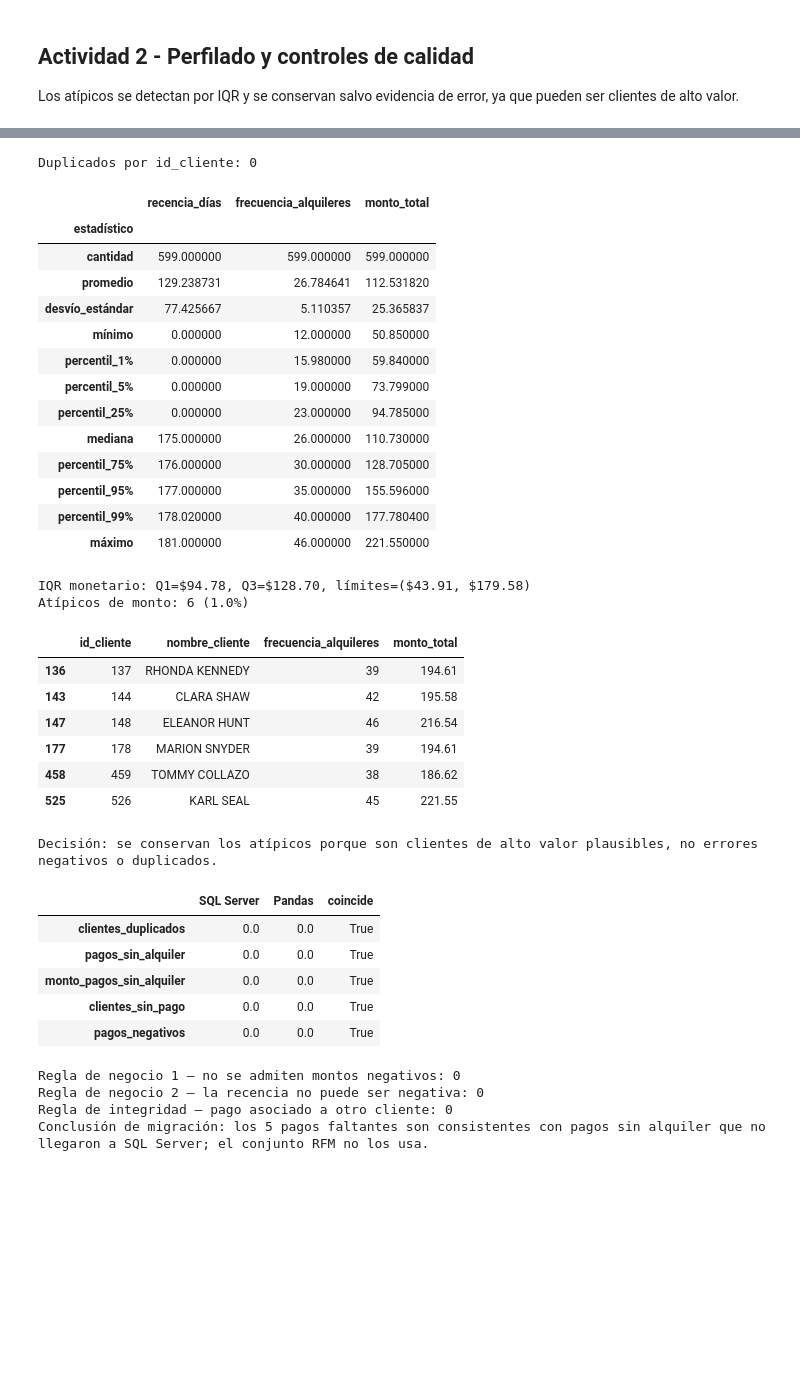
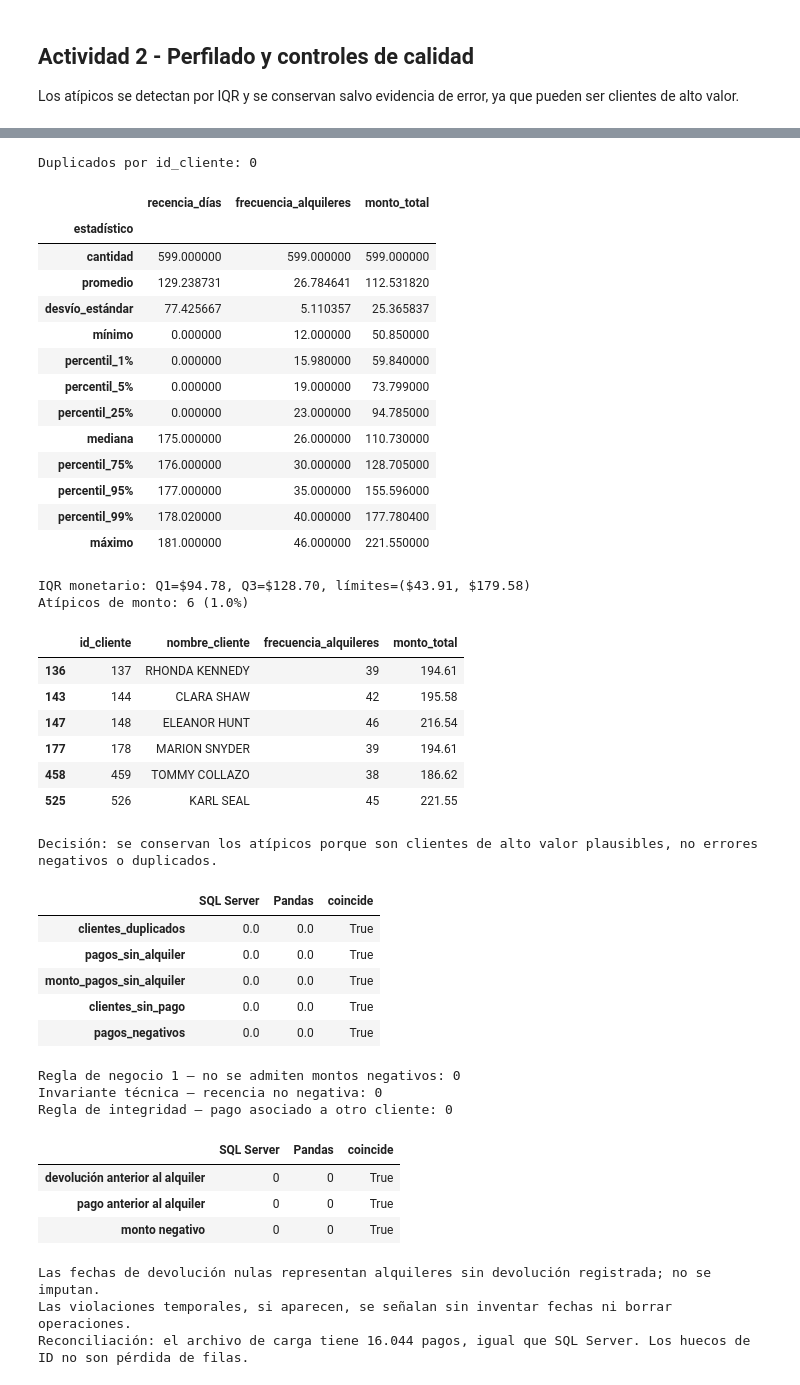
Before and after one commit to NICKMC500/TP2-Equipo1_RFM, a Jupyter notebook: notebooks/analisis.ipynb, the cells around one changed output, grey strips where cells are left out. Cells and saved outputs as stored; diff of their text form; code cells hidden in the pictures; blank space fills up the shorter version.

```diff
--- a/notebooks/analisis.ipynb
+++ b/notebooks/analisis.ipynb
@@ -376,10 +389,38 @@ display(comparacion_controles)
 assert comparacion_controles["coincide"].all()
 
 print("Regla de negocio 1 — no se admiten montos negativos:", int(controles_sql["negative_payments"]))
-print("Regla de negocio 2 — la recencia no puede ser negativa:", int((df_rfm["recency_days"] < 0).sum()))
+print("Invariante técnica — recencia no negativa:", int((df_rfm["recency_days"] < 0).sum()))
 print("Regla de integridad — pago asociado a otro cliente:", int(controles_sql["payment_customer_mismatch"]))
-if controles_sql["payments_without_rental"] == 0 and not differences.query("canonical_table == 'payment'").empty:
-    print("Conclusión de migración: los 5 pagos faltantes son consistentes con pagos sin alquiler que no llegaron a SQL Server; el conjunto RFM no los usa.")
+# Reglas de negocio temporales: SQL Server y pandas, con la misma definición.
+query_fechas_alquiler = renderizar_sql("""
+SELECT {{rental.rental_id}} AS rental_id,
+       {{rental.rental_date}} AS rental_date,
+       {{rental.return_date}} AS return_date
+FROM {{rental}};
+""")
+query_fechas_pago = renderizar_sql("""
+SELECT {{payment.payment_id}} AS payment_id,
+       {{payment.rental_id}} AS rental_id,
+       {{payment.payment_date}} AS payment_date
+FROM {{payment}};
+""")
+df_fechas_alquiler = pd.read_sql_query(query_fechas_alquiler, con=engine)
+df_fechas_pago = pd.read_sql_query(query_fechas_pago, con=engine)
+pagos_con_fecha = df_fechas_pago.merge(df_fechas_alquiler[["rental_id", "rental_date"]], on="rental_id", how="left", validate="many_to_one")
+reglas_sql = pd.read_sql_query(renderizar_sql((RAIZ / "sql" / "reglas_negocio.sql").read_text(encoding="utf-8")), con=engine).iloc[0]
+reglas_pandas = pd.Series({
+    "return_before_rental": int((df_fechas_alquiler["return_date"] < df_fechas_alquiler["rental_date"]).sum()),
+    "payment_before_rental": int((pagos_con_fecha["payment_date"] < pagos_con_fecha["rental_date"]).sum()),
+    "negative_payments": int((df_pagos["amount"] < 0).sum()),
+})
+comparacion_reglas = pd.DataFrame({"SQL Server": reglas_sql, "Pandas": reglas_pandas})
+comparacion_reglas["coincide"] = comparacion_reglas["SQL Server"].eq(comparacion_reglas["Pandas"])
+comparacion_reglas.index = ["devolución anterior al alquiler", "pago anterior al alquiler", "monto negativo"]
+display(comparacion_reglas)
+assert comparacion_reglas["coincide"].all()
+print("Las fechas de devolución nulas representan alquileres sin devolución registrada; no se imputan.")
+print("Las violaciones temporales, si aparecen, se señalan sin inventar fechas ni borrar operaciones.")
+print("Reconciliación: el archivo de carga tiene 16.044 pagos, igual que SQL Server. Los huecos de ID no son pérdida de filas.")
 # %% [output]
 Dimensión del conjunto: 599 clientes y 9 columnas
 |  | id_cliente | nombre_cliente | recencia_días | frecuencia_alquileres | monto_total | R (qcut) | F (qcut) | ... |
@@ -406,33 +447,39 @@ Duplicados por id_cliente: 0
 | cantidad | 599.000000 | 599.000000 | 599.000000 |
 | promedio | 129.238731 | 26.784641 | 112.531820 |
 | desvío_estándar | 77.425667 | 5.110357 | 25.365837 |
 | mínimo | 0.000000 | 12.000000 | 50.850000 |
 | percentil_1% | 0.000000 | 15.980000 | 59.840000 |
 | percentil_5% | 0.000000 | 19.000000 | 73.799000 |
 | percentil_25% | 0.000000 | 23.000000 | 94.785000 |
 | mediana | 175.000000 | 26.000000 | 110.730000 |
 | percentil_75% | 176.000000 | 30.000000 | 128.705000 |
 | percentil_95% | 177.000000 | 35.000000 | 155.596000 |
 | percentil_99% | 178.020000 | 40.000000 | 177.780400 |
 | máximo | 181.000000 | 46.000000 | 221.550000 |
 IQR monetario: Q1=$94.78, Q3=$128.70, límites=($43.91, $179.58)
 Atípicos de monto: 6 (1.0%)
 |  | id_cliente | nombre_cliente | frecuencia_alquileres | monto_total |
 | 136 | 137 | RHONDA KENNEDY | 39 | 194.61 |
 | 143 | 144 | CLARA SHAW | 42 | 195.58 |
 | 147 | 148 | ELEANOR HUNT | 46 | 216.54 |
 | 177 | 178 | MARION SNYDER | 39 | 194.61 |
 | 458 | 459 | TOMMY COLLAZO | 38 | 186.62 |
 | 525 | 526 | KARL SEAL | 45 | 221.55 |
 Decisión: se conservan los atípicos porque son clientes de alto valor plausibles, no errores negativos o duplicados.
 |  | SQL Server | Pandas | coincide |
 | clientes_duplicados | 0.0 | 0.0 | True |
 | pagos_sin_alquiler | 0.0 | 0.0 | True |
 | monto_pagos_sin_alquiler | 0.0 | 0.0 | True |
 | clientes_sin_pago | 0.0 | 0.0 | True |
 | pagos_negativos | 0.0 | 0.0 | True |
 Regla de negocio 1 — no se admiten montos negativos: 0
-Regla de negocio 2 — la recencia no puede ser negativa: 0
+Invariante técnica — recencia no negativa: 0
 Regla de integridad — pago asociado a otro cliente: 0
-Conclusión de migración: los 5 pagos faltantes son consistentes con pagos sin alquiler que no llegaron a SQL Server; el conjunto RFM no los usa.
+|  | SQL Server | Pandas | coincide |
+| devolución anterior al alquiler | 0 | 0 | True |
+| pago anterior al alquiler | 0 | 0 | True |
+| monto negativo | 0 | 0 | True |
+Las fechas de devolución nulas representan alquileres sin devolución registrada; no se imputan.
+Las violaciones temporales, si aparecen, se señalan sin inventar fechas ni borrar operaciones.
+Reconciliación: el archivo de carga tiene 16.044 pagos, igual que SQL Server. Los huecos de ID no son pérdida de filas.
 # %% [markdown]
```
Also changed, not shown: parts of 5 cells of this notebook, 32 other files.
